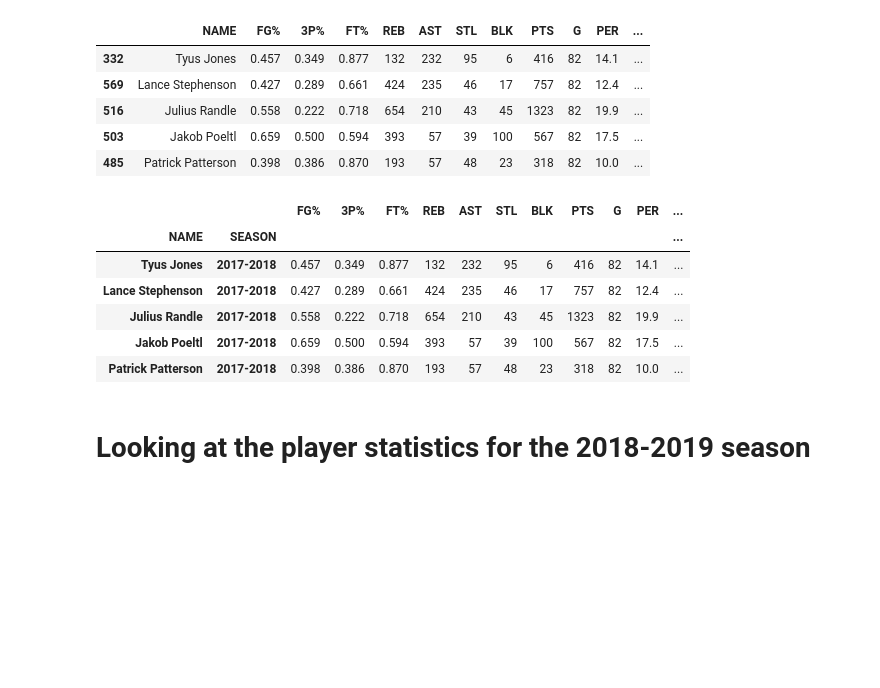
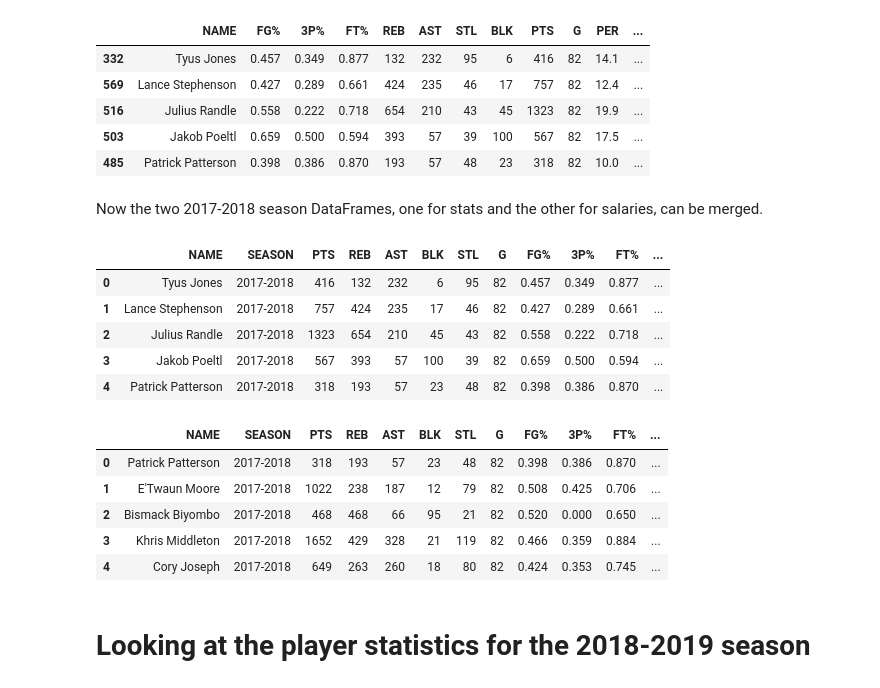
Before and after one commit to Marcial-Medina/Capstone-2---NBA-contracts, a Jupyter notebook: Notebooks/Capstone 2 - Data Wrangling.ipynb, the cells around one changed output. Saved outputs shown, nothing was run; the diff lists cells and outputs as text; code cells hidden in the pictures; blank space fills up the shorter version.

```diff
--- a/Notebooks/Capstone 2 - Data Wrangling.ipynb
+++ b/Notebooks/Capstone 2 - Data Wrangling.ipynb
@@ -360,17 +340,30 @@ season_17_18.head()
 | 516 | Julius Randle | 0.558 | 0.222 | 0.718 | 654 | 210 | 43 | 45 | 1323 | 82 | 19.9 | ... |
 | 503 | Jakob Poeltl | 0.659 | 0.500 | 0.594 | 393 | 57 | 39 | 100 | 567 | 82 | 17.5 | ... |
 | 485 | Patrick Patterson | 0.398 | 0.386 | 0.870 | 193 | 57 | 48 | 23 | 318 | 82 | 10.0 | ... |
+# %% [markdown]
+Now the two 2017-2018 season DataFrames, one for stats and the other for salaries, can be merged.
+# %%
+# reordering the columns
+column_names = ['NAME','SEASON','PTS','REB','AST','BLK','STL','G','FG%','3P%','FT%','TS%','USG%','PER','WS','BPM','VORP']
+season_17_18 = season_17_18[column_names].reset_index(drop=True)
+season_17_18.head()
+# %% [output]
+|  | NAME | SEASON | PTS | REB | AST | BLK | STL | G | FG% | 3P% | FT% | ... |
+| 0 | Tyus Jones | 2017-2018 | 416 | 132 | 232 | 6 | 95 | 82 | 0.457 | 0.349 | 0.877 | ... |
+| 1 | Lance Stephenson | 2017-2018 | 757 | 424 | 235 | 17 | 46 | 82 | 0.427 | 0.289 | 0.661 | ... |
+| 2 | Julius Randle | 2017-2018 | 1323 | 654 | 210 | 45 | 43 | 82 | 0.558 | 0.222 | 0.718 | ... |
+| 3 | Jakob Poeltl | 2017-2018 | 567 | 393 | 57 | 100 | 39 | 82 | 0.659 | 0.500 | 0.594 | ... |
+| 4 | Patrick Patterson | 2017-2018 | 318 | 193 | 57 | 23 | 48 | 82 | 0.398 | 0.386 | 0.870 | ... |
 # %%
-season_17_18 = season_17_18.set_index(['NAME','SEASON'])
+season_17_18 = pd.merge(season_17_18, contracts_17_18, on=['NAME','SEASON'])
 season_17_18.head()
 # %% [output]
-|  |  | FG% | 3P% | FT% | REB | AST | STL | BLK | PTS | G | PER | ... |
-| NAME | SEASON |  |  |  |  |  |  |  |  |  |  | ... |
-| Tyus Jones | 2017-2018 | 0.457 | 0.349 | 0.877 | 132 | 232 | 95 | 6 | 416 | 82 | 14.1 | ... |
-| Lance Stephenson | 2017-2018 | 0.427 | 0.289 | 0.661 | 424 | 235 | 46 | 17 | 757 | 82 | 12.4 | ... |
-| Julius Randle | 2017-2018 | 0.558 | 0.222 | 0.718 | 654 | 210 | 43 | 45 | 1323 | 82 | 19.9 | ... |
-| Jakob Poeltl | 2017-2018 | 0.659 | 0.500 | 0.594 | 393 | 57 | 39 | 100 | 567 | 82 | 17.5 | ... |
-| Patrick Patterson | 2017-2018 | 0.398 | 0.386 | 0.870 | 193 | 57 | 48 | 23 | 318 | 82 | 10.0 | ... |
+|  | NAME | SEASON | PTS | REB | AST | BLK | STL | G | FG% | 3P% | FT% | ... |
+| 0 | Patrick Patterson | 2017-2018 | 318 | 193 | 57 | 23 | 48 | 82 | 0.398 | 0.386 | 0.870 | ... |
+| 1 | E'Twaun Moore | 2017-2018 | 1022 | 238 | 187 | 12 | 79 | 82 | 0.508 | 0.425 | 0.706 | ... |
+| 2 | Bismack Biyombo | 2017-2018 | 468 | 468 | 66 | 95 | 21 | 82 | 0.520 | 0.000 | 0.650 | ... |
+| 3 | Khris Middleton | 2017-2018 | 1652 | 429 | 328 | 21 | 119 | 82 | 0.466 | 0.359 | 0.884 | ... |
+| 4 | Cory Joseph | 2017-2018 | 649 | 263 | 260 | 18 | 80 | 82 | 0.424 | 0.353 | 0.745 | ... |
 # %% [markdown]
 # Looking at the player statistics for the 2018-2019 season
 # %%
```
Also changed, not shown: parts of 48 cells of this notebook, 5 other files.
